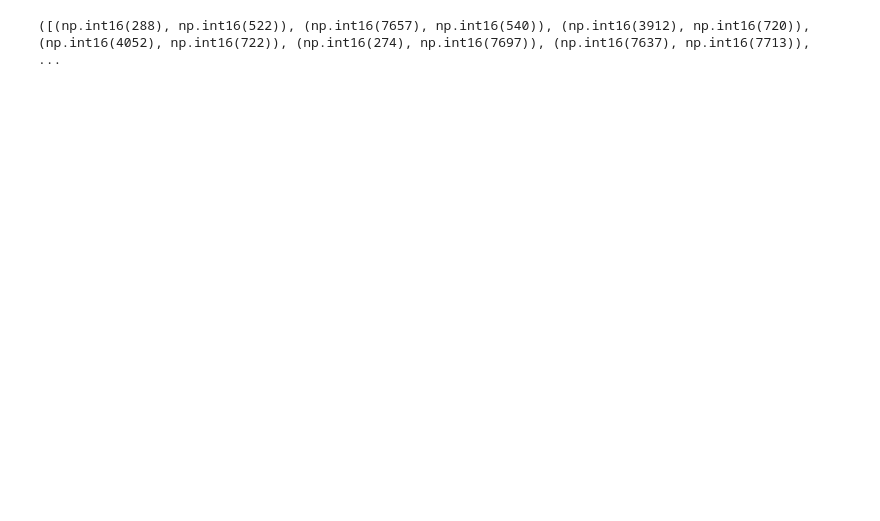
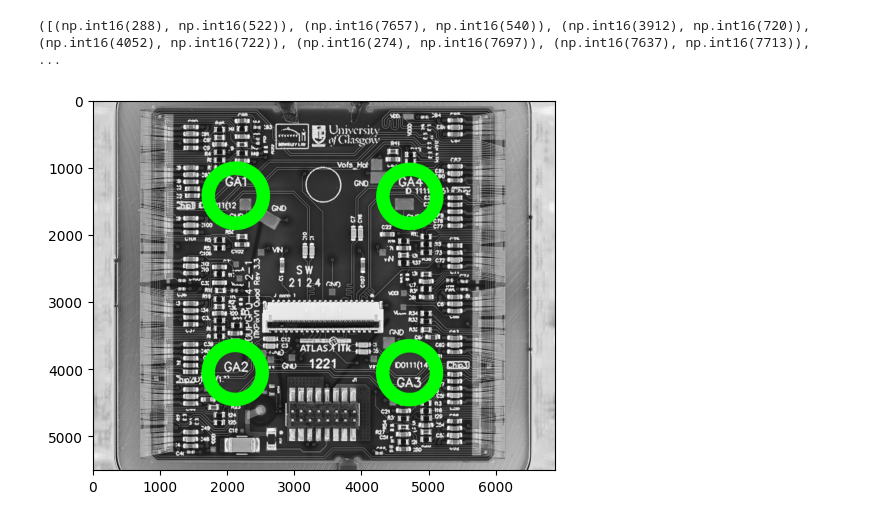
Before and after one commit to GabrielVandersippe/cern-cablage, a Jupyter notebook: gabriel.ipynb, the cells around one changed output. Cells and saved outputs as stored; diff of their text form; code cells hidden in the pictures; blank space fills up the shorter version.

```diff
--- a/gabriel.ipynb
+++ b/gabriel.ipynb
@@ -69,3 +68,35 @@ centresTest = mires(liste[6], False)
 print(centresTest)
 # %% [output]
 ([(np.int16(288), np.int16(522)), (np.int16(7657), np.int16(540)), (np.int16(3912), np.int16(720)), (np.int16(4052), np.int16(722)), (np.int16(274), np.int16(7697)), (np.int16(7637), np.int16(7713)),  ...
+# %%
+## Ne garder que les images câblées
+
+liste_cablees=[]
+dossier="ModulePictures"
+
+for fichier in os.listdir(dossier):
+    if os.path.isfile(os.path.join(dossier, fichier)) and ("AfterBonding" in os.path.basename(fichier)):
+        liste_cablees.append(str(dossier + "/"+ os.path.basename(fichier)))
+# %%
+img = cv.imread(liste_cablees[5], cv.IMREAD_GRAYSCALE)
+cimg = cv.cvtColor(img,cv.COLOR_GRAY2BGR)
+
+#Slicing manuel : à changer si possible
+mask = cv.medianBlur(img[500:-500,1000:-1000],25)
+cimg = cv.cvtColor(img,cv.COLOR_GRAY2BGR)
+
+#Fonction qui détecte les cercles.
+circles = cv.HoughCircles(mask,cv.HOUGH_GRADIENT,1,minDist = 800,
+            param1=50,param2=25,minRadius=400 ,maxRadius=420)
+
+circles = np.uint16(np.around(circles))
+for i in circles[0,:4]:
+    # draw the outer circle
+    cv.circle(cimg,(i[0]+1000,i[1]+500),i[2],(0,255,0),200)
+    # draw the center of the circle
+    cv.circle(cimg,(i[0]+1000,i[1]+500),2,(0,0,255),3)
+
+plt.imshow(cimg)
+plt.show()
+# %% [output]
+[figure, added]
```
Also changed, not shown: parts of 2 cells of this notebook.
